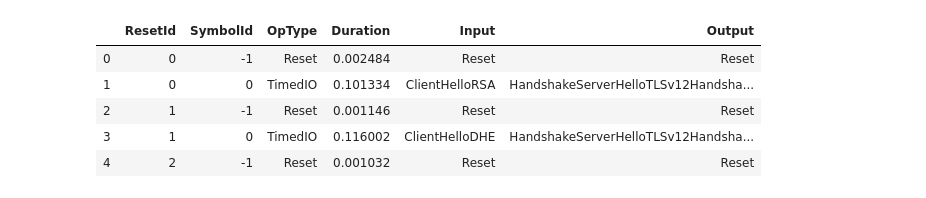
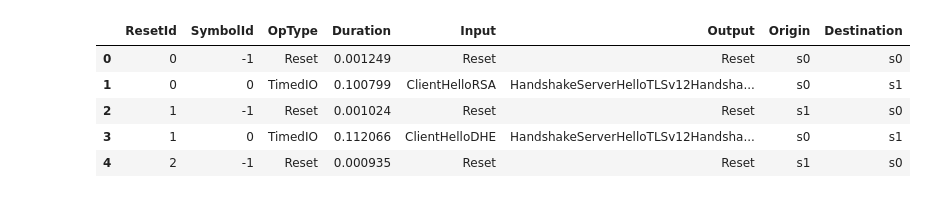
Before and after one commit to damascenodiego/statelearner, a Jupyter notebook: timedIO/timedIO.ipynb, the cells around one changed output. Saved outputs shown, nothing was run; the diff lists cells and outputs as text; code cells hidden in the pictures.

Commit message:
Jupyter to load and plot log data

```diff
--- a/timedIO/timedIO.ipynb
+++ b/timedIO/timedIO.ipynb
@@ -9,18 +10,20 @@ from scipy.stats import norm
 # if using a Jupyter notebook, include:
 %matplotlib inline
 # %%
-# Load data from tab file
-
-tls_df = pd.read_table('./tlssul.tab')
+fname = 'default'
+tls_df = pd.read_table('./'+fname+'.tab')
+mm = MealyMachine('./'+fname+'.dot')
 tls_df.Duration = tls_df.Duration / 1e+9
+tls_df['Origin'] = mm.list_origin(tls_df.Input.to_list())
+tls_df['Destination'] = mm.list_destination(tls_df.Input.to_list())
 tls_df.head()
 # %% [output]
-|  | ResetId | SymbolId | OpType | Duration | Input | Output |
-| 0 | 0 | -1 | Reset | 0.002484 | Reset | Reset |
-| 1 | 0 | 0 | TimedIO | 0.101334 | ClientHelloRSA | HandshakeServerHelloTLSv12Handsha... |
-| 2 | 1 | -1 | Reset | 0.001146 | Reset | Reset |
-| 3 | 1 | 0 | TimedIO | 0.116002 | ClientHelloDHE | HandshakeServerHelloTLSv12Handsha... |
-| 4 | 2 | -1 | Reset | 0.001032 | Reset | Reset |
+|  | ResetId | SymbolId | OpType | Duration | Input | Output | Origin | Destination |
+| 0 | 0 | -1 | Reset | 0.001249 | Reset | Reset | s0 | s0 |
+| 1 | 0 | 0 | TimedIO | 0.100799 | ClientHelloRSA | HandshakeServerHelloTLSv12Handsha... | s0 | s1 |
+| 2 | 1 | -1 | Reset | 0.001024 | Reset | Reset | s1 | s0 |
+| 3 | 1 | 0 | TimedIO | 0.112066 | ClientHelloDHE | HandshakeServerHelloTLSv12Handsha... | s0 | s1 |
+| 4 | 2 | -1 | Reset | 0.000935 | Reset | Reset | s1 | s0 |
 # %%
 # Concatenate IO
 
```
Also changed, not shown: parts of 5 cells of this notebook, 7 other files.
